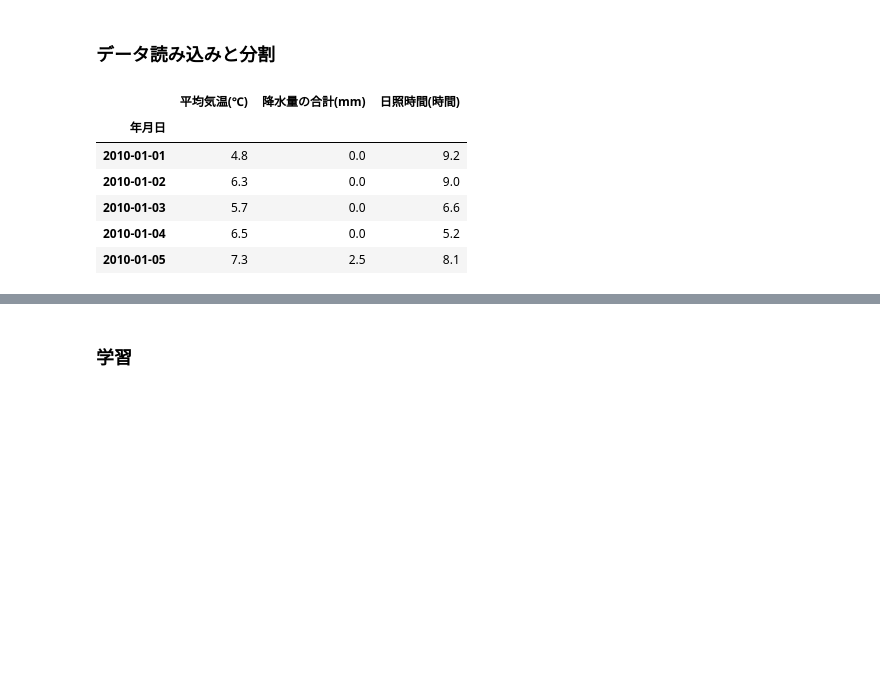
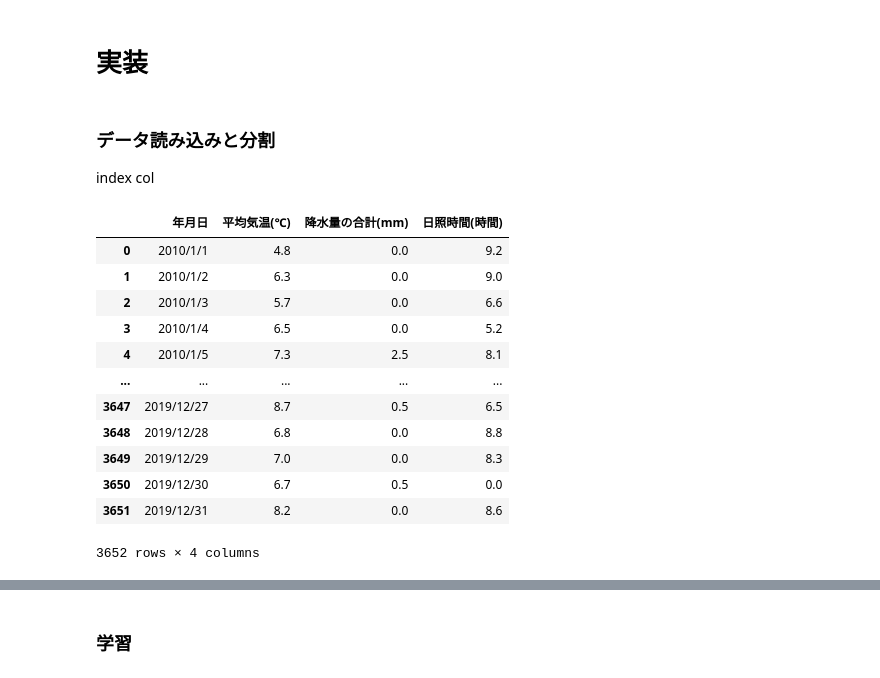
Before and after one commit to Ken-huea/Time-series-analysis, a Jupyter notebook: SARIMAXのみ.ipynb, the cells around one changed output, grey strips where cells are left out. Drawn from its saved outputs; the diff is of its cells as text; code cells hidden in the pictures; blank space fills up the shorter version.

```diff
--- a/SARIMAXのみ.ipynb
+++ b/SARIMAXのみ.ipynb
@@ -1,29 +1,39 @@
 # %% [markdown]
 <a href="https://colab.research.google.com/github/Ken-huea/Time-series-analysis/blob/main/SARIMAX%E3%81%AE%E3%81%BF.ipynb" target="_parent"><img src="https://colab.research.google.com/assets/colab-badge.svg" alt="Open In Colab"/></a>
+# %% [markdown]
+# 実装
 # %% [markdown]
 ### データ読み込みと分割
+index col
 # %%
 #いろいろインポート
-import pandas as pd
 from datetime import datetime
 import seaborn as sns
 import matplotlib.pyplot as plt
 
 # 予測用モジュールのインポート
 from statsmodels.tsa.arima_process import arma_generate_sample
 import statsmodels.api as sm
 from statsmodels.tsa.statespace.sarimax import SARIMAX
-
+import pandas as pd
 
 
 #データ読み込み
-df = pd.read_csv("3-3_TS_sample2.csv",index_col="年月日",encoding="shift_jis",parse_dates=True)
-df.head(5)
+# df = pd.read_csv("/content/3-3_TS_sample2.csv",index_col="年月日",encoding="shift_jis",parse_dates=True)
+df = pd.read_csv("/content/SARIMAXの実装.csv",encoding="shift_jis")
+
+df
 # %% [output]
-|  | 平均気温(℃) | 降水量の合計(mm) | 日照時間(時間) |
-| 年月日 |  |  |  |
-| 2010-01-01 | 4.8 | 0.0 | 9.2 |
-| 2010-01-02 | 6.3 | 0.0 | 9.0 |
-| 2010-01-03 | 5.7 | 0.0 | 6.6 |
-| 2010-01-04 | 6.5 | 0.0 | 5.2 |
-| 2010-01-05 | 7.3 | 2.5 | 8.1 |
+|  | 年月日 | 平均気温(℃) | 降水量の合計(mm) | 日照時間(時間) |
+| 0 | 2010/1/1 | 4.8 | 0.0 | 9.2 |
+| 1 | 2010/1/2 | 6.3 | 0.0 | 9.0 |
+| 2 | 2010/1/3 | 5.7 | 0.0 | 6.6 |
+| 3 | 2010/1/4 | 6.5 | 0.0 | 5.2 |
+| 4 | 2010/1/5 | 7.3 | 2.5 | 8.1 |
+| ... | ... | ... | ... | ... |
+| 3647 | 2019/12/27 | 8.7 | 0.5 | 6.5 |
+| 3648 | 2019/12/28 | 6.8 | 0.0 | 8.8 |
+| 3649 | 2019/12/29 | 7.0 | 0.0 | 8.3 |
+| 3650 | 2019/12/30 | 6.7 | 0.5 | 0.0 |
+| 3651 | 2019/12/31 | 8.2 | 0.0 | 8.6 |
+3652 rows × 4 columns
```
Also changed, not shown: parts of 27 cells of this notebook.
